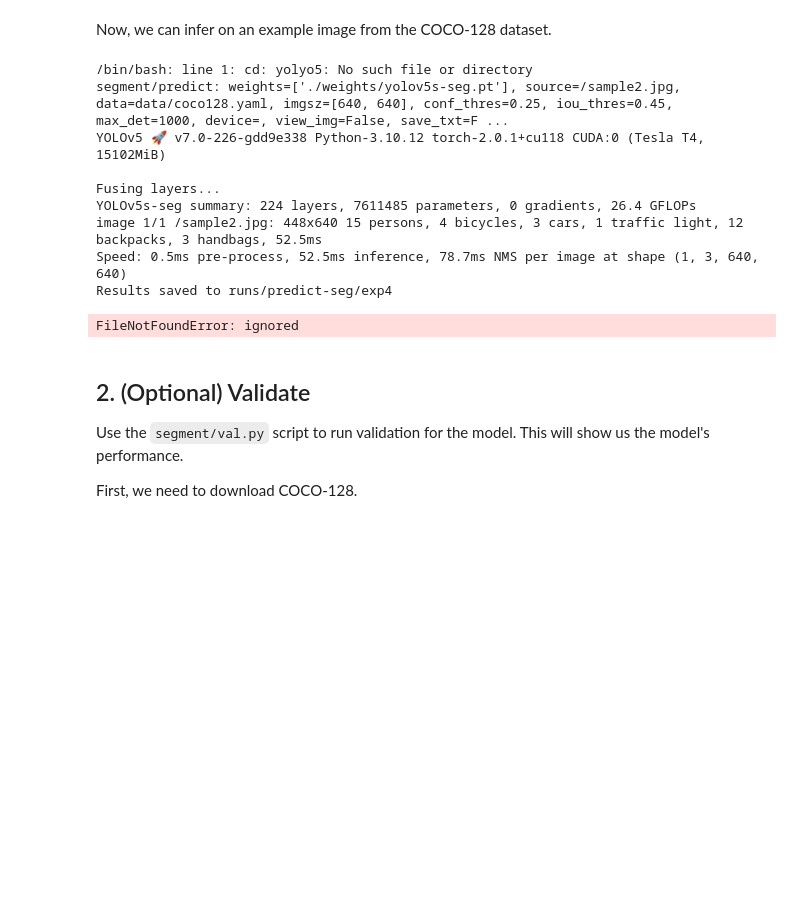
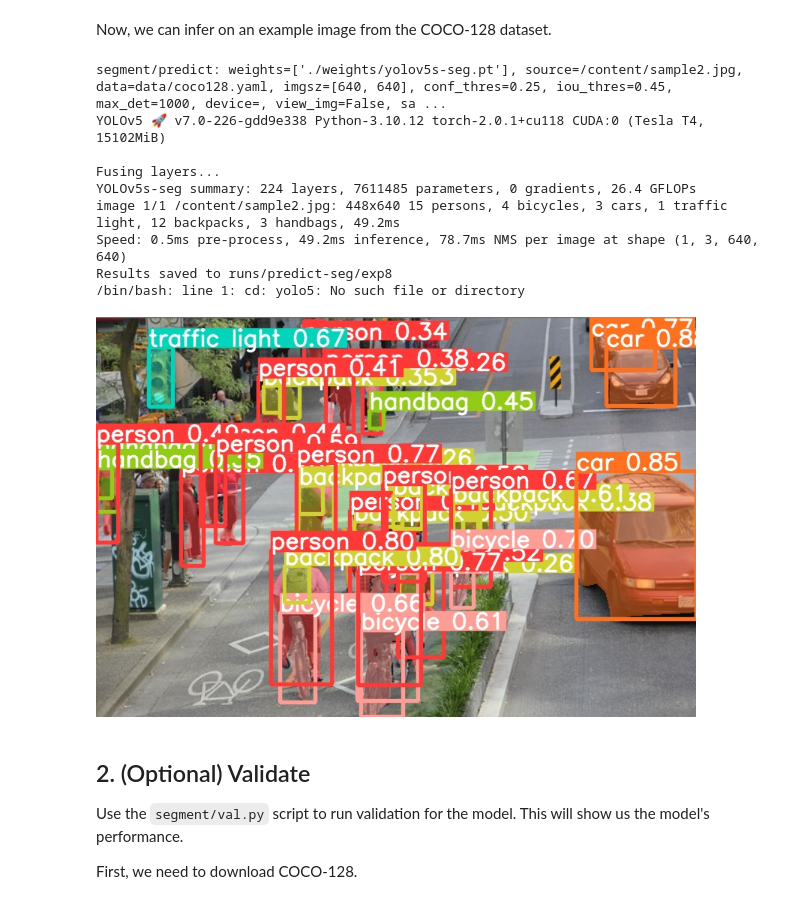
Before and after one commit to cagBRT/computer-vision, a Jupyter notebook: YOLOv5_Instance_Segmentation.ipynb, the cells around one changed output. Cells and saved outputs as stored; diff of their text form; code cells hidden in the pictures; blank space fills up the shorter version.

```diff
--- a/YOLOv5_Instance_Segmentation.ipynb
+++ b/YOLOv5_Instance_Segmentation.ipynb
@@ -67,21 +95,21 @@ for x in cls:
 # %% [markdown]
 Now, we can infer on an example image from the COCO-128 dataset.
 # %%
-!cd yolyo5
 #Infer using segment/predict.py
-!python segment/predict.py --weights ./weights/yolov5s-seg.pt --source '/sample2.jpg'
-display.Image(filename='/content/yolov5/runs/predict-seg/exp/sample2.jpg', width=600)
+!python segment/predict.py --weights ./weights/yolov5s-seg.pt --source '/content/sample2.jpg'
+!cd yolo5
+display.Image(filename='runs/predict-seg/exp/sample2.jpg', width=600)
 # %% [output]
-/bin/bash: line 1: cd: yolyo5: No such file or directory
-segment/predict: weights=['./weights/yolov5s-seg.pt'], source=/sample2.jpg, data=data/coco128.yaml, imgsz=[640, 640], conf_thres=0.25, iou_thres=0.45, max_det=1000, device=, view_img=False, save_txt=F ...
+segment/predict: weights=['./weights/yolov5s-seg.pt'], source=/content/sample2.jpg, data=data/coco128.yaml, imgsz=[640, 640], conf_thres=0.25, iou_thres=0.45, max_det=1000, device=, view_img=False, sa ...
 YOLOv5 🚀 v7.0-226-gdd9e338 Python-3.10.12 torch-2.0.1+cu118 CUDA:0 (Tesla T4, 15102MiB)
 
 Fusing layers...
 YOLOv5s-seg summary: 224 layers, 7611485 parameters, 0 gradients, 26.4 GFLOPs
-image 1/1 /sample2.jpg: 448x640 15 persons, 4 bicycles, 3 cars, 1 traffic light, 12 backpacks, 3 handbags, 52.5ms
-Speed: 0.5ms pre-process, 52.5ms inference, 78.7ms NMS per image at shape (1, 3, 640, 640)
-Results saved to runs/predict-seg/exp4
+image 1/1 /content/sample2.jpg: 448x640 15 persons, 4 bicycles, 3 cars, 1 traffic light, 12 backpacks, 3 handbags, 49.2ms
+Speed: 0.5ms pre-process, 49.2ms inference, 78.7ms NMS per image at shape (1, 3, 640, 640)
+Results saved to runs/predict-seg/exp8
+/bin/bash: line 1: cd: yolo5: No such file or directory
-FileNotFoundError: ignored
+[figure, added]
 # %% [markdown]
 ## 2. (Optional) Validate
 
```
Also changed, not shown: parts of 4 cells of this notebook.
